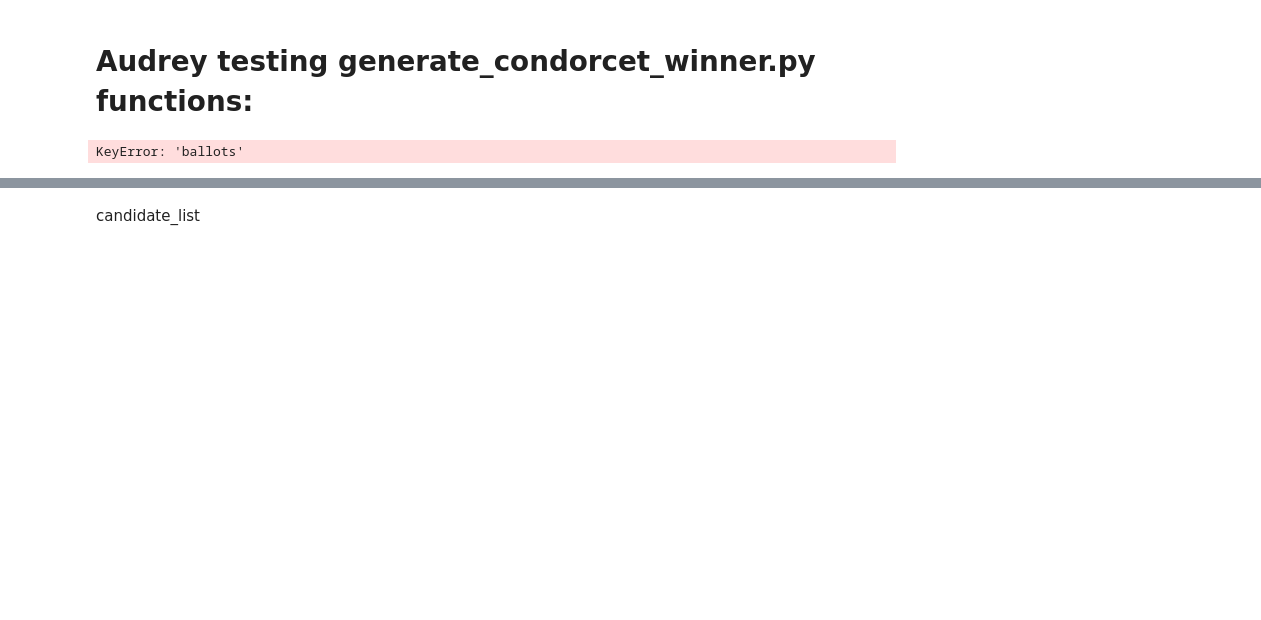
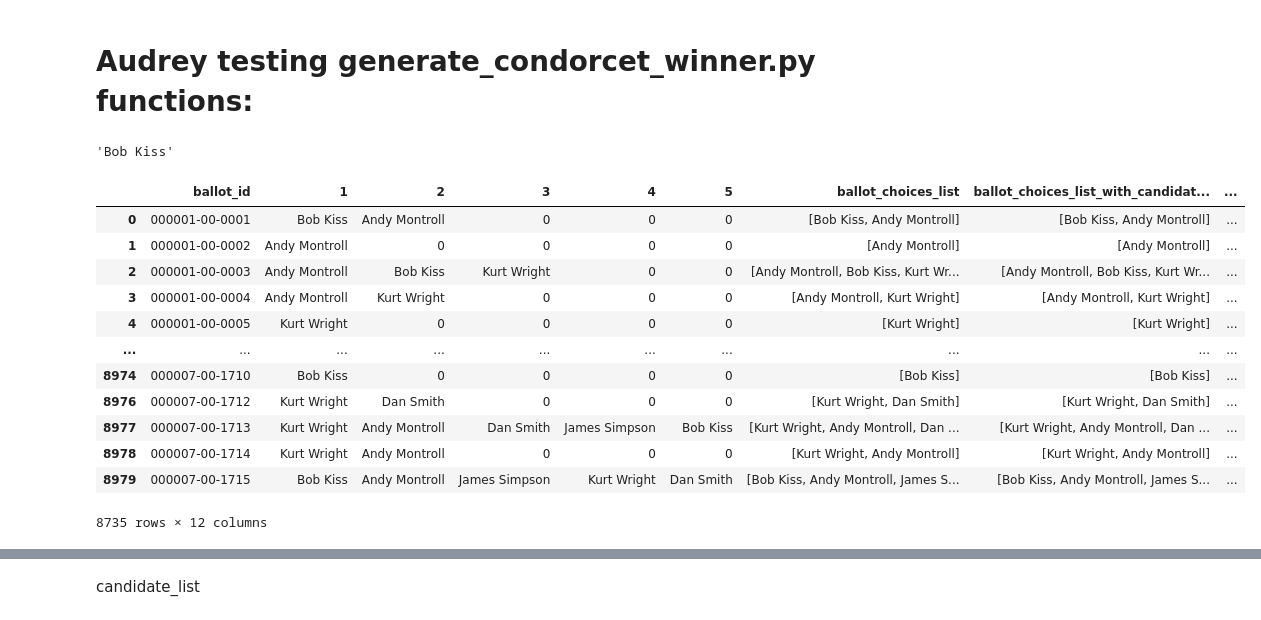
Before and after one commit to SherinV/ranked-choice-voting, a Jupyter notebook: experiments/Burlington09_with_Condorcet.ipynb, the cells around one changed output, grey strips where cells are left out. Saved outputs shown, nothing was run; the diff lists cells and outputs as text; code cells hidden in the pictures; blank space fills up the shorter version.

Commit message:
confirming condorcet works! in section Audrey testing generate_condorcet_winner.py functions in Burlington09_with_Condorcet notebook

```diff
--- a/experiments/Burlington09_with_Condorcet.ipynb
+++ b/experiments/Burlington09_with_Condorcet.ipynb
@@ -262,6 +262,16 @@ df1.head()
 | 4 | 000001-00-0005 | Kurt Wright | 0 | 0 | 0 | 0 | [Kurt Wright] | [Kurt Wright] | ... |
 # %% [markdown]
 # Audrey testing generate_condorcet_winner.py functions:
+# %%
+# df1
+
+results = pyrankvote.instant_runoff_voting(candidates, df1['ballot_objects'])
+# %%
+results.get_winners()[0].name
+# %% [output]
+'Bob Kiss'
+# %%
+df['pyrankvote_winner'] = results.get_winners()[0].name
 # %%
 def create_ballot_dict(ballots):
     """
@@ -371,9 +381,19 @@ def main():
     else:
         df['spoiled'] = 'N'
     return df
-# %%
-# df1
-
-pyrankvote.instant_runoff_voting(candidates, df1['ballots'], pick_random_if_blank=True)
-# %% [output]
-KeyError: 'ballots'
+# %%
+main()
+# %% [output]
+|  | ballot_id | 1 | 2 | 3 | 4 | 5 | ballot_choices_list | ballot_choices_list_with_candidat... | ... |
+| 0 | 000001-00-0001 | Bob Kiss | Andy Montroll | 0 | 0 | 0 | [Bob Kiss, Andy Montroll] | [Bob Kiss, Andy Montroll] | ... |
+| 1 | 000001-00-0002 | Andy Montroll | 0 | 0 | 0 | 0 | [Andy Montroll] | [Andy Montroll] | ... |
+| 2 | 000001-00-0003 | Andy Montroll | Bob Kiss | Kurt Wright | 0 | 0 | [Andy Montroll, Bob Kiss, Kurt Wr... | [Andy Montroll, Bob Kiss, Kurt Wr... | ... |
+| 3 | 000001-00-0004 | Andy Montroll | Kurt Wright | 0 | 0 | 0 | [Andy Montroll, Kurt Wright] | [Andy Montroll, Kurt Wright] | ... |
+| 4 | 000001-00-0005 | Kurt Wright | 0 | 0 | 0 | 0 | [Kurt Wright] | [Kurt Wright] | ... |
+| ... | ... | ... | ... | ... | ... | ... | ... | ... | ... |
+| 8974 | 000007-00-1710 | Bob Kiss | 0 | 0 | 0 | 0 | [Bob Kiss] | [Bob Kiss] | ... |
+| 8976 | 000007-00-1712 | Kurt Wright | Dan Smith | 0 | 0 | 0 | [Kurt Wright, Dan Smith] | [Kurt Wright, Dan Smith] | ... |
+| 8977 | 000007-00-1713 | Kurt Wright | Andy Montroll | Dan Smith | James Simpson | Bob Kiss | [Kurt Wright, Andy Montroll, Dan ... | [Kurt Wright, Andy Montroll, Dan ... | ... |
+| 8978 | 000007-00-1714 | Kurt Wright | Andy Montroll | 0 | 0 | 0 | [Kurt Wright, Andy Montroll] | [Kurt Wright, Andy Montroll] | ... |
+| 8979 | 000007-00-1715 | Bob Kiss | Andy Montroll | James Simpson | Kurt Wright | Dan Smith | [Bob Kiss, Andy Montroll, James S... | [Bob Kiss, Andy Montroll, James S... | ... |
+8735 rows × 12 columns
```
Also changed, not shown: parts of 1 cell of this notebook.
